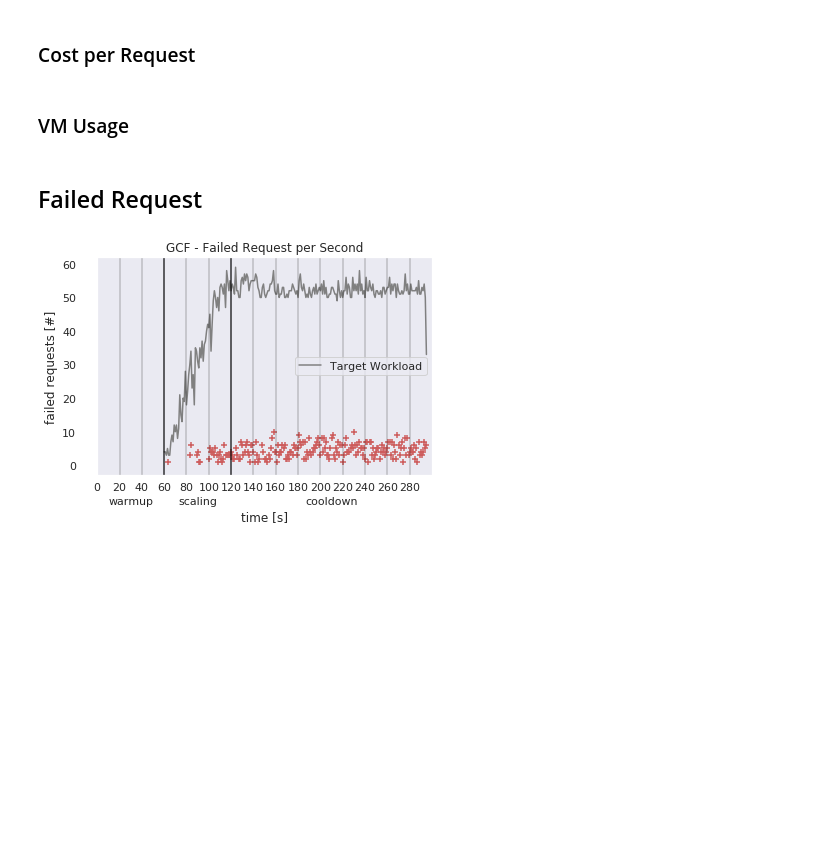
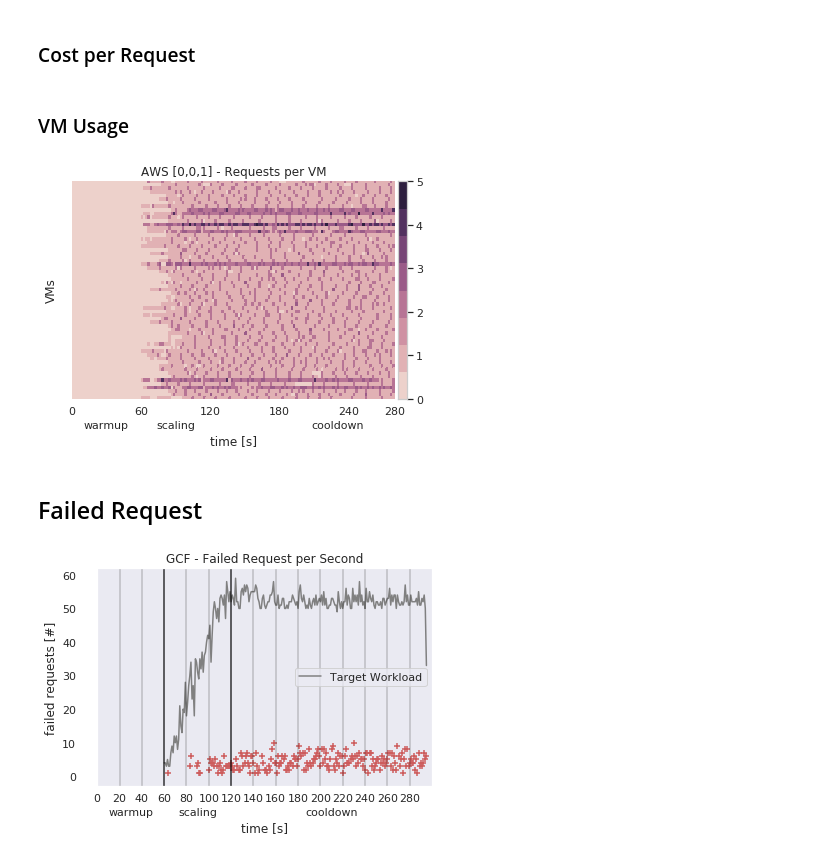
Before and after one commit to tawalaya/FaaSElasticityEngineering, a Jupyter notebook: SW-Analysis.ipynb, the cells around one changed output. Drawn from its saved outputs; the diff is of its cells as text; code cells hidden in the pictures; blank space fills up the shorter version.

```diff
--- a/SW-Analysis.ipynb
+++ b/SW-Analysis.ipynb
@@ -297,6 +327,11 @@ def plotHeatmap(ax,all,provider,workload,selector="HId",cutoff=0.5,title=None):
     ax.set_ylabel("{}s".format(style["Names"][selector]))
     ax.set_xlabel("time [s]")
     return heatmap
+# %%
+fig,ax = plt.subplots()
+h = plotHeatmap(ax,all,"aws","0,0,1",selector="HId",cutoff=0.33,xlim=[0,280])
+# %% [output]
+[figure, added]
 # %%
 for workload in configs:
     for provider in providers:
```
Also changed, not shown: parts of 7 cells of this notebook, 23 other files.
